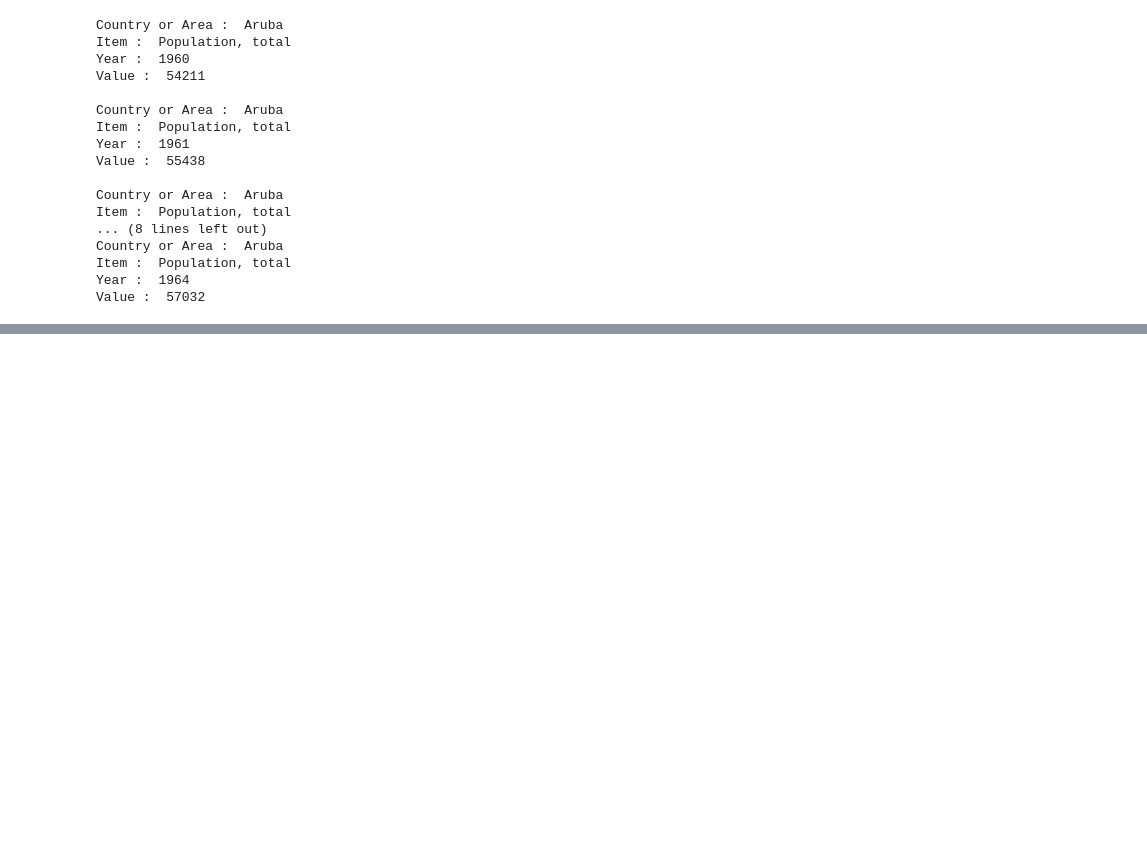
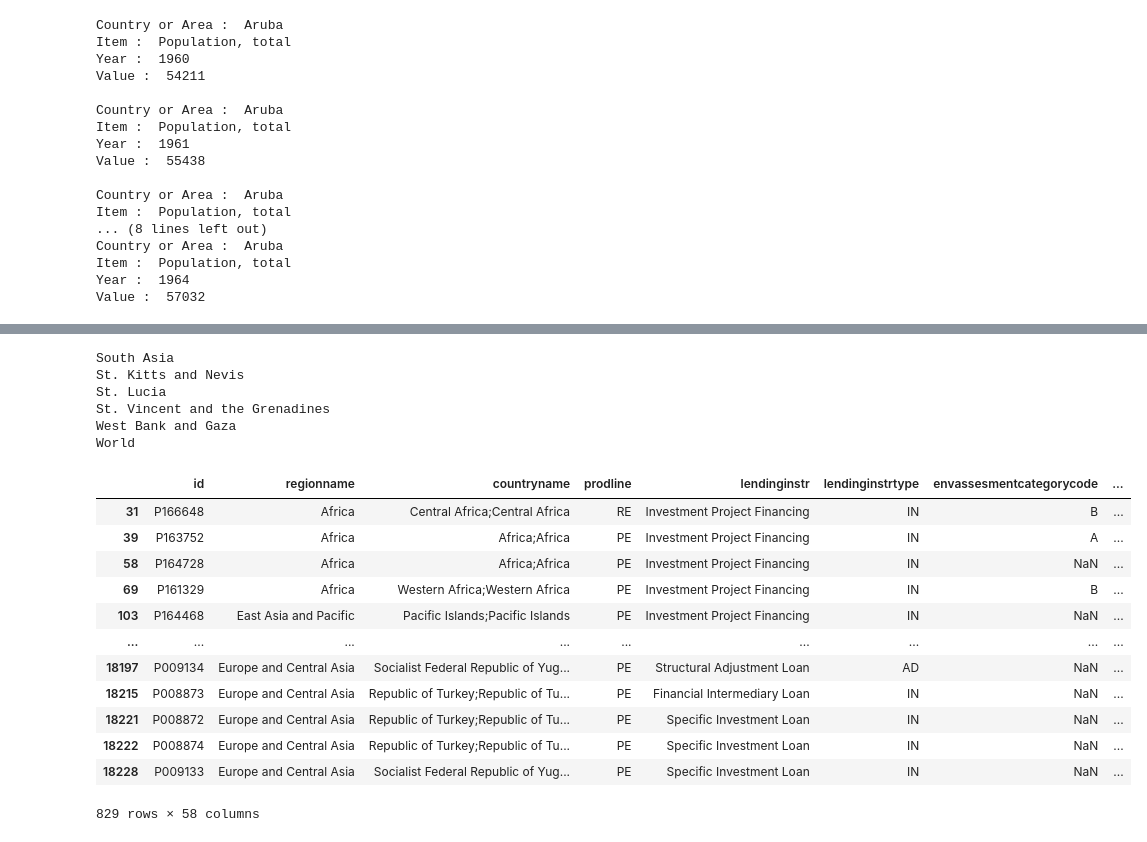
Before and after one commit to RohanJung/ETL_pipeline, a Jupyter notebook: Notebook/intial.ipynb, the cells around one changed output, grey strips where cells are left out. Cells and saved outputs as stored; diff of their text form; code cells hidden in the pictures; blank space fills up the shorter version.

```diff
--- a/Notebook/intial.ipynb
+++ b/Notebook/intial.ipynb
@@ -74,0 +155,2 @@ Value :  57032
+# %%
+df_projects['Official Country Name'] = df_projects['countryname'].str.split(';').str.get(0)
@@ -74,0 +196,69 @@ Value :  57032
+# %%
+indicator_countries = df_indicator[['Country Name', 'Country Code']].drop_duplicates().sort_values(by='Country Name')
+
+for country in country_not_found:
+    if country in indicator_countries['Country Name'].tolist():
+        print(country)
+# %% [output]
+South Asia
+St. Kitts and Nevis
+St. Lucia
+St. Vincent and the Grenadines
+West Bank and Gaza
+World
+# %%
+country_not_found_mapping = {'Co-operative Republic of Guyana': 'GUY',
+             'Commonwealth of Australia':'AUS',
+             'Democratic Republic of Sao Tome and Prin':'STP',
+             'Democratic Republic of the Congo':'COD',
+             'Democratic Socialist Republic of Sri Lan':'LKA',
+             'East Asia and Pacific':'EAS',
+             'Europe and Central Asia': 'ECS',
+             'Islamic  Republic of Afghanistan':'AFG',
+             'Latin America':'LCN',
+              'Caribbean':'LCN',
+             'Macedonia':'MKD',
+             'Middle East and North Africa':'MEA',
+             'Oriental Republic of Uruguay':'URY',
+             'Republic of Congo':'COG',
+             "Republic of Cote d'Ivoire":'CIV',
+             'Republic of Korea':'KOR',
+             'Republic of Niger':'NER',
+             'Republic of Kosovo':'XKX',
+             'Republic of Rwanda':'RWA',
+              'Republic of The Gambia':'GMB',
+              'Republic of Togo':'TGO',
+              'Republic of the Union of Myanmar':'MMR',
+              'Republica Bolivariana de Venezuela':'VEN',
+              'Sint Maarten':'SXM',
+              "Socialist People's Libyan Arab Jamahiriy":'LBY',
+              'Socialist Republic of Vietnam':'VNM',
+              'Somali Democratic Republic':'SOM',
+              'South Asia':'SAS',
+              'St. Kitts and Nevis':'KNA',
+              'St. Lucia':'LCA',
+              'St. Vincent and the Grenadines':'VCT',
+              'State of Eritrea':'ERI',
+              'The Independent State of Papua New Guine':'PNG',
+              'West Bank and Gaza':'PSE',
+              'World':'WLD'}
+# %%
+project_country_abbrev_dict.update(country_not_found_mapping)
+# %%
+df_projects['Country Code'] = df_projects['Official Country Name'].apply(lambda x: project_country_abbrev_dict[x])
+# %%
+df_projects[df_projects['Country Code'] == '']
+# %% [output]
+|  | id | regionname | countryname | prodline | lendinginstr | lendinginstrtype | envassesmentcategorycode | ... |
+| 31 | P166648 | Africa | Central Africa;Central Africa | RE | Investment Project Financing | IN | B | ... |
+| 39 | P163752 | Africa | Africa;Africa | PE | Investment Project Financing | IN | A | ... |
+| 58 | P164728 | Africa | Africa;Africa | PE | Investment Project Financing | IN | NaN | ... |
+| 69 | P161329 | Africa | Western Africa;Western Africa | PE | Investment Project Financing | IN | B | ... |
+| 103 | P164468 | East Asia and Pacific | Pacific Islands;Pacific Islands | PE | Investment Project Financing | IN | NaN | ... |
+| ... | ... | ... | ... | ... | ... | ... | ... | ... |
+| 18197 | P009134 | Europe and Central Asia | Socialist Federal Republic of Yug... | PE | Structural Adjustment Loan | AD | NaN | ... |
+| 18215 | P008873 | Europe and Central Asia | Republic of Turkey;Republic of Tu... | PE | Financial Intermediary Loan | IN | NaN | ... |
+| 18221 | P008872 | Europe and Central Asia | Republic of Turkey;Republic of Tu... | PE | Specific Investment Loan | IN | NaN | ... |
+| 18222 | P008874 | Europe and Central Asia | Republic of Turkey;Republic of Tu... | PE | Specific Investment Loan | IN | NaN | ... |
+| 18228 | P009133 | Europe and Central Asia | Socialist Federal Republic of Yug... | PE | Specific Investment Loan | IN | NaN | ... |
+829 rows × 58 columns
```
Also changed, not shown: parts of 33 cells of this notebook.
